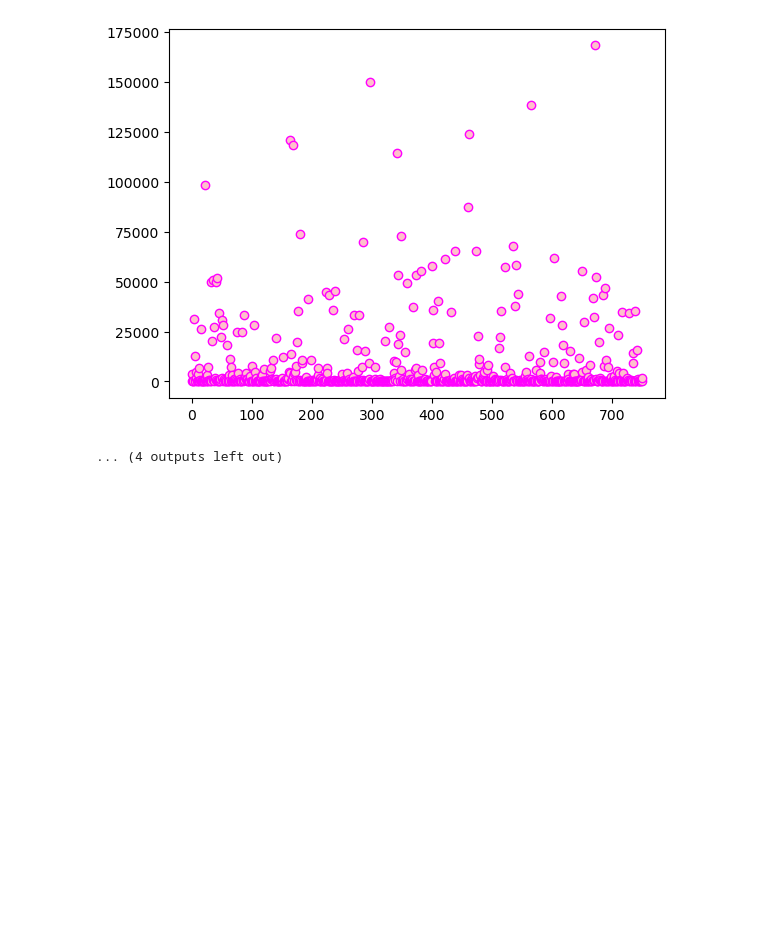
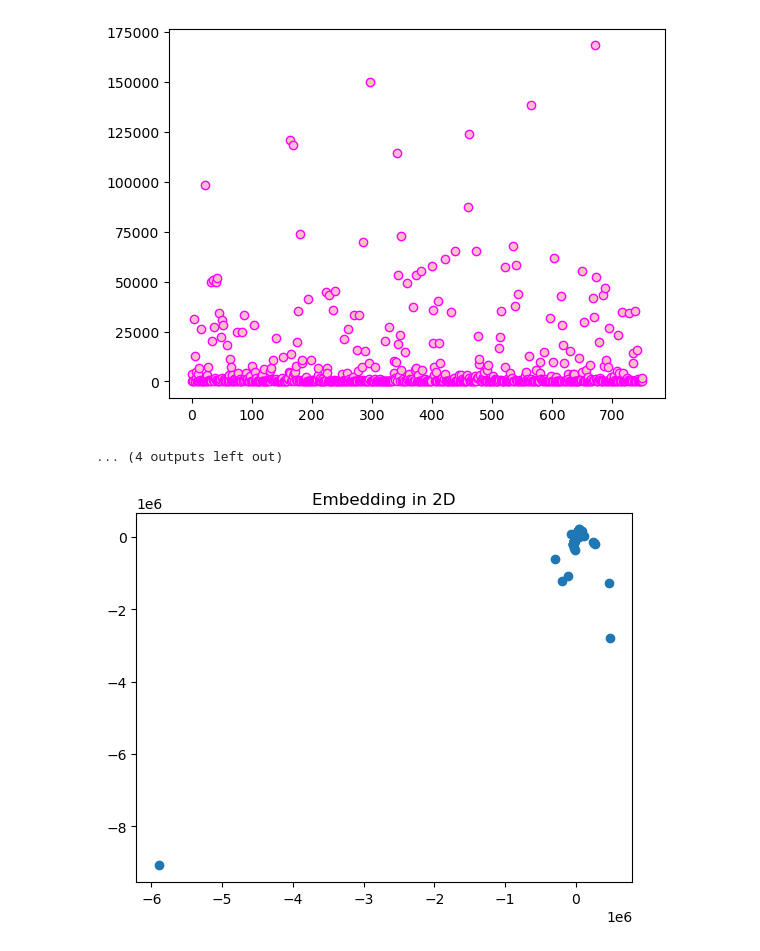
Before and after one commit to eayildiz/ArtificialLearningCourse, a Jupyter notebook: Project/FirstInvestigation.ipynb, the cells around one changed output. Saved outputs shown, nothing was run; the diff lists cells and outputs as text; code cells hidden in the pictures; blank space fills up the shorter version.

```diff
--- a/Project/FirstInvestigation.ipynb
+++ b/Project/FirstInvestigation.ipynb
@@ -349,3 +349,20 @@ Generally 7th regressor is better than others.
 Maximum and minimum difference of prediction: 168128.7142857143 0.0
 [figure]
 ... (4 outputs left out)
+# %%
+from sklearn.manifold import MDS
+from sklearn.metrics.pairwise import manhattan_distances, euclidean_distances
+from matplotlib.offsetbox import OffsetImage, AnnotationBbox
+MDS_X = dataset_secV.sample(n=500)
+
+mds = MDS(random_state=0)
+X_transform = mds.fit_transform(MDS_X)
+
+ax = fig.add_subplot(122)
+plt.scatter(X_transform[:,0], X_transform[:,1])
+plt.title('Embedding in 2D')
+fig.subplots_adjust(wspace=.4, hspace=0.5)
+
+plt.show()
+# %% [output]
+[figure, added]
```
